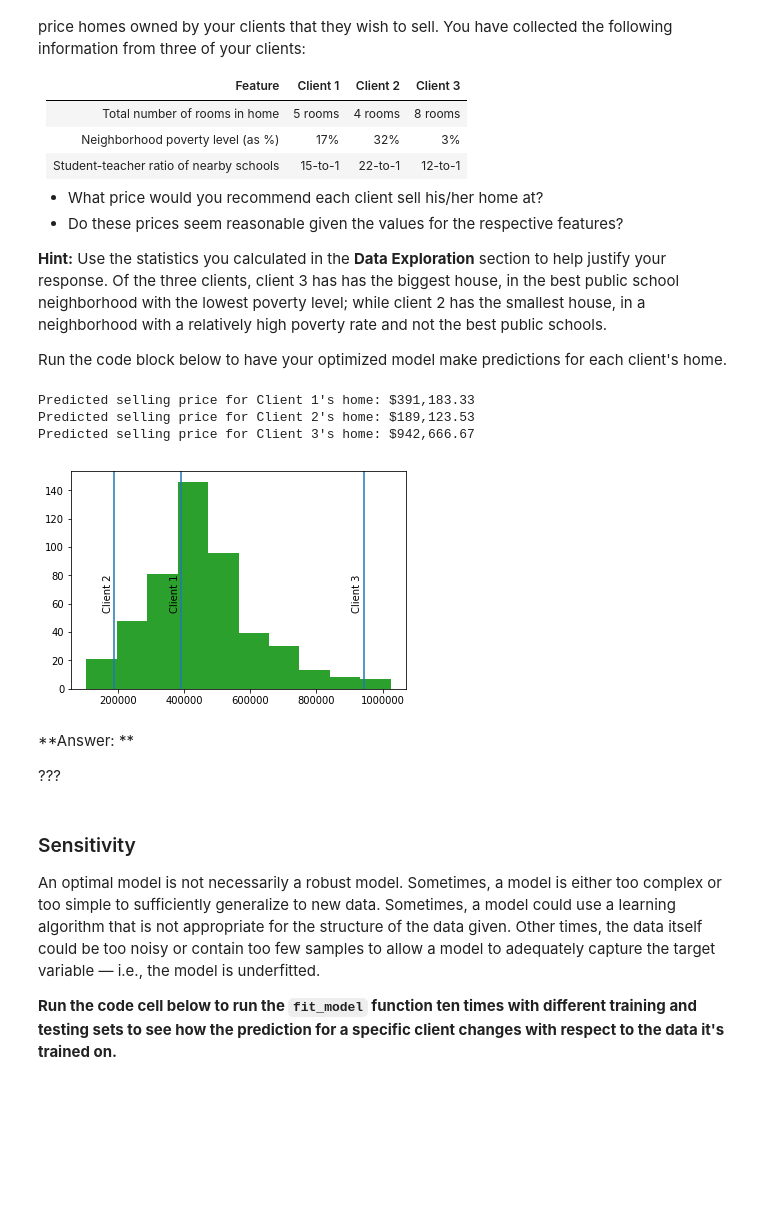
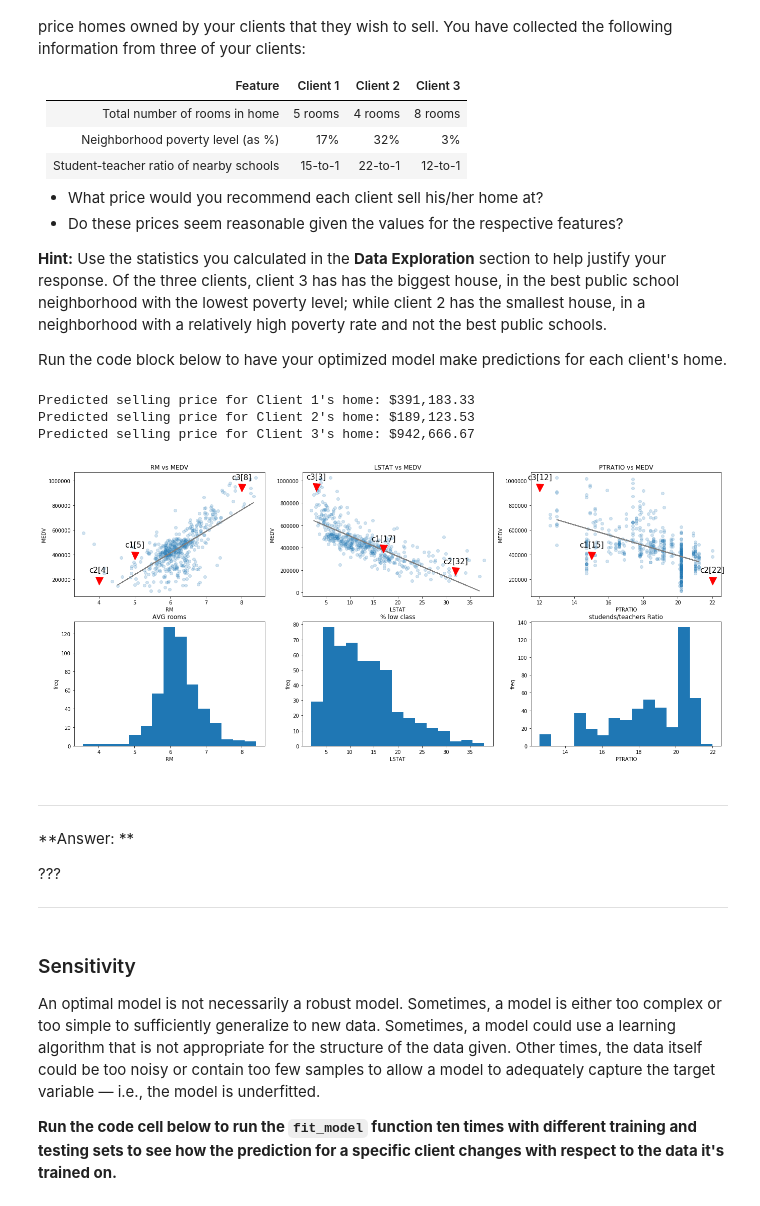
Before and after one commit to rubentrancoso/udacity-mlaif-bostonhousing, a Jupyter notebook: boston_housing.ipynb, the cells around one changed output. Saved outputs shown, nothing was run; the diff lists cells and outputs as text; code cells hidden in the pictures; blank space fills up the shorter version.

Commit message:
drawing conclusion

```diff
--- a/boston_housing.ipynb
+++ b/boston_housing.ipynb
@@ -515,23 +554,25 @@ client_data = [[5, 17, 15], # Client 1
                [8, 3, 12]]  # Client 3
 
 # Show predictions
-for i, price in enumerate(reg.predict(client_data)):
+predictions = reg.predict(client_data)
+for i, price in enumerate(predictions):
     print("Predicted selling price for Client {}'s home: ${:,.2f}".format(i+1, price))
-
-# Show predictions
-for i, price in enumerate(reg.predict(client_data)):
-    plt.hist(prices)
-    plt.axvline(price)
-    plt.text(price-35000, 75, 'Client '+str(i+1), rotation=90)
 # %% [output]
 Predicted selling price for Client 1's home: $391,183.33
 Predicted selling price for Client 2's home: $189,123.53
 Predicted selling price for Client 3's home: $942,666.67
-[figure, removed]
+# %%
+labels = [['RM',"AVG rooms"],['LSTAT',"% low class"],['PTRATIO',"studends/teachers Ratio"]]
+draw_conclusion(labels, client_data, predictions)
+# %% [output]
+[figure, added]
 # %% [markdown]
+----
 **Answer: **
 
 ???
+
+----
 # %% [markdown]
 ### Sensitivity
 An optimal model is not necessarily a robust model. Sometimes, a model is either too complex or too simple to sufficiently generalize to new data. Sometimes, a model could use a learning algorithm that is not appropriate for the structure of the data given. Other times, the data itself could be too noisy or contain too few samples to allow a model to adequately capture the target variable — i.e., the model is underfitted.
```
Also changed, not shown: parts of 28 cells of this notebook, 1 other file.
